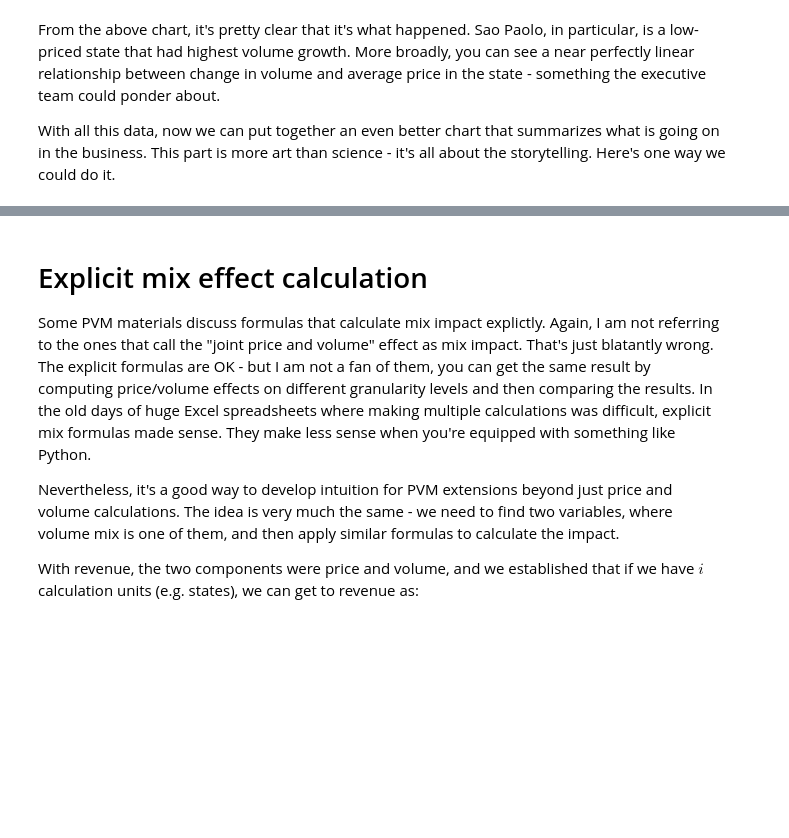
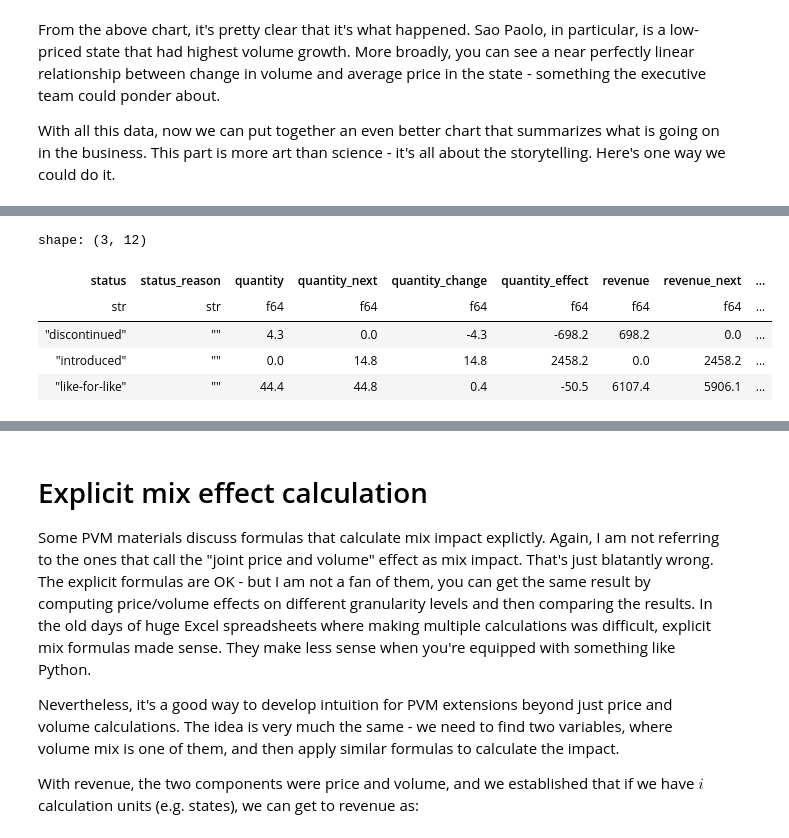
Before and after one commit to kamicollo/price-volume-mix, a Jupyter notebook: book/notebooks/olist_basics.ipynb, the cells around one changed output, grey strips where cells are left out. Cells and saved outputs as stored; diff of their text form; code cells hidden in the pictures; blank space fills up the shorter version.

```diff
--- a/book/notebooks/olist_basics.ipynb
+++ b/book/notebooks/olist_basics.ipynb
@@ -367,0 +464,9 @@ pmv_charts.waterfall(chart_components, labelAngle=-60).properties(
+# %%
+p.summarize(p.calculate(hierarchy=["seller_id"], return_detail=True))
+# %% [output]
+shape: (3, 12)
+| status | status_reason | quantity | quantity_next | quantity_change | quantity_effect | revenue | revenue_next | ... |
+| str | str | f64 | f64 | f64 | f64 | f64 | f64 | ... |
+| "discontinued" | "" | 4.3 | 0.0 | -4.3 | -698.2 | 698.2 | 0.0 | ... |
+| "introduced" | "" | 0.0 | 14.8 | 14.8 | 2458.2 | 0.0 | 2458.2 | ... |
+| "like-for-like" | "" | 44.4 | 44.8 | 0.4 | -50.5 | 6107.4 | 5906.1 | ... |
```
Also changed, not shown: parts of 37 cells of this notebook, 6 other files.
